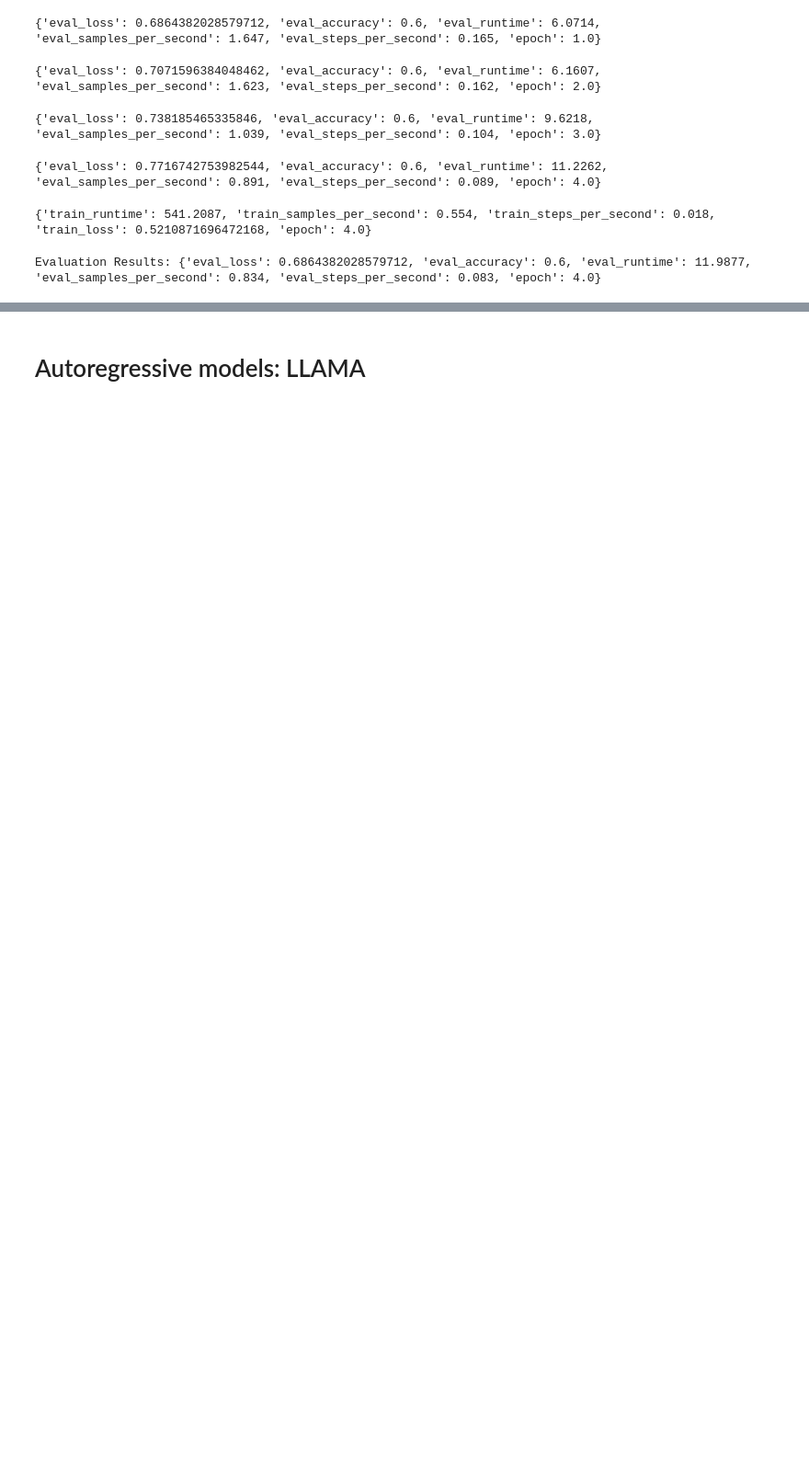
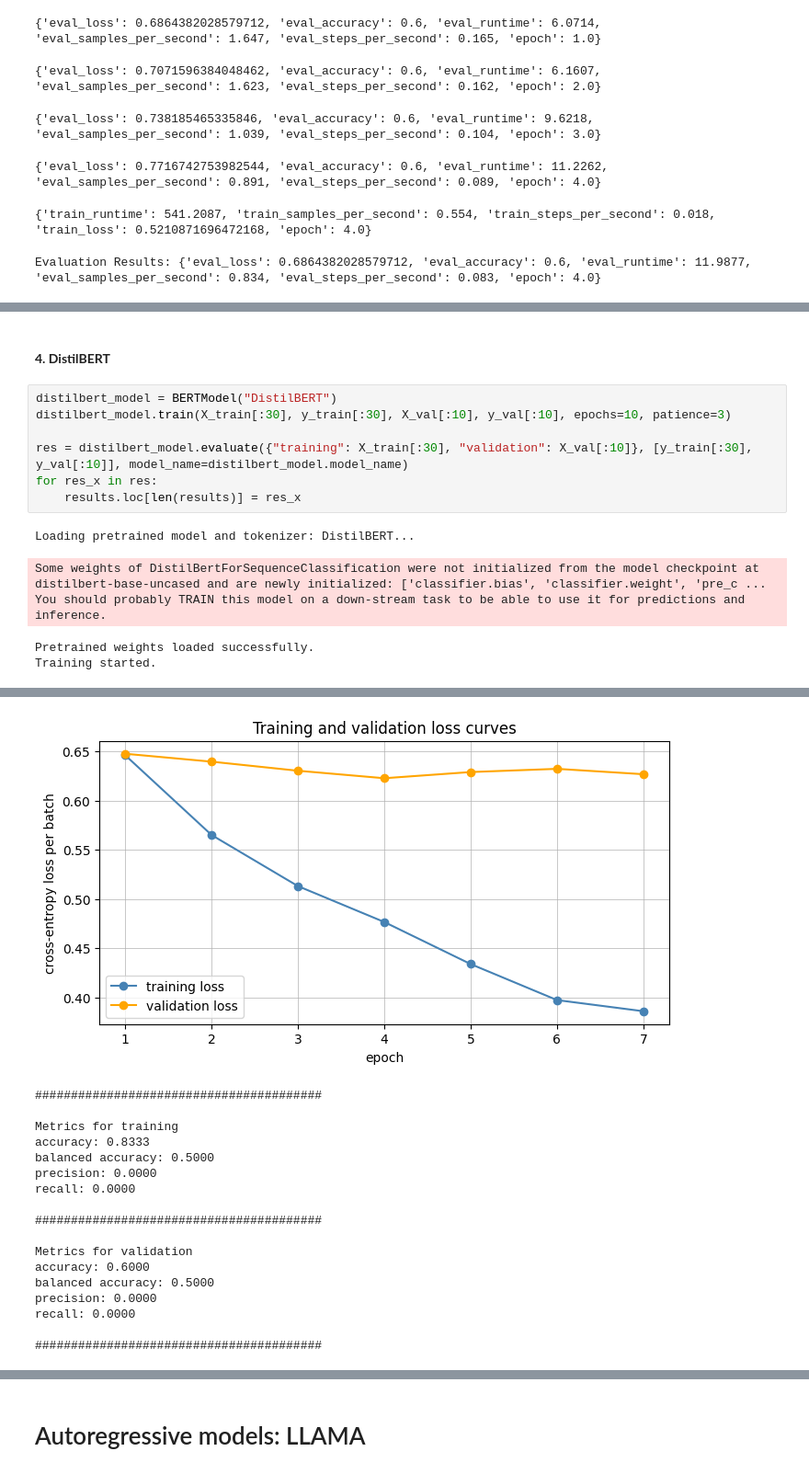
Before and after one commit to henrform/NLP_24W_VSHJ, a Jupyter notebook: challenges/challenges.ipynb, the cells around one changed output, grey strips where cells are left out. Shown at 92% size. Drawn from its saved outputs; the diff is of its cells as text; blank space fills up the shorter version.

```diff
--- a/challenges/challenges.ipynb
+++ b/challenges/challenges.ipynb
@@ -117,0 +313,15 @@ Evaluation Results: {'eval_loss': 0.6864382028579712, 'eval_accuracy': 0.6, 'eva
+# %% [markdown]
+#### **4. DistilBERT**
+# %%
+distilbert_model = BERTModel("DistilBERT")
+distilbert_model.train(X_train[:30], y_train[:30], X_val[:10], y_val[:10], epochs=10, patience=3)
+
+res = distilbert_model.evaluate({"training": X_train[:30], "validation": X_val[:10]}, [y_train[:30], y_val[:10]], model_name=distilbert_model.model_name)
+for res_x in res:
+    results.loc[len(results)] = res_x
+# %% [output]
+Loading pretrained model and tokenizer: DistilBERT...
+Some weights of DistilBertForSequenceClassification were not initialized from the model checkpoint at distilbert-base-uncased and are newly initialized: ['classifier.bias', 'classifier.weight', 'pre_c ...
+You should probably TRAIN this model on a down-stream task to be able to use it for predictions and inference.
+Pretrained weights loaded successfully.
+Training started.
@@ -117,0 +346,18 @@ Evaluation Results: {'eval_loss': 0.6864382028579712, 'eval_accuracy': 0.6, 'eva
+[figure, added]
+########################################
+
+Metrics for training
+accuracy: 0.8333
+balanced accuracy: 0.5000
+precision: 0.0000
+recall: 0.0000
+
+########################################
+
+Metrics for validation
+accuracy: 0.6000
+balanced accuracy: 0.5000
+precision: 0.0000
+recall: 0.0000
+
+########################################
```
Also changed, not shown: parts of 10 cells of this notebook, 1 other file.
